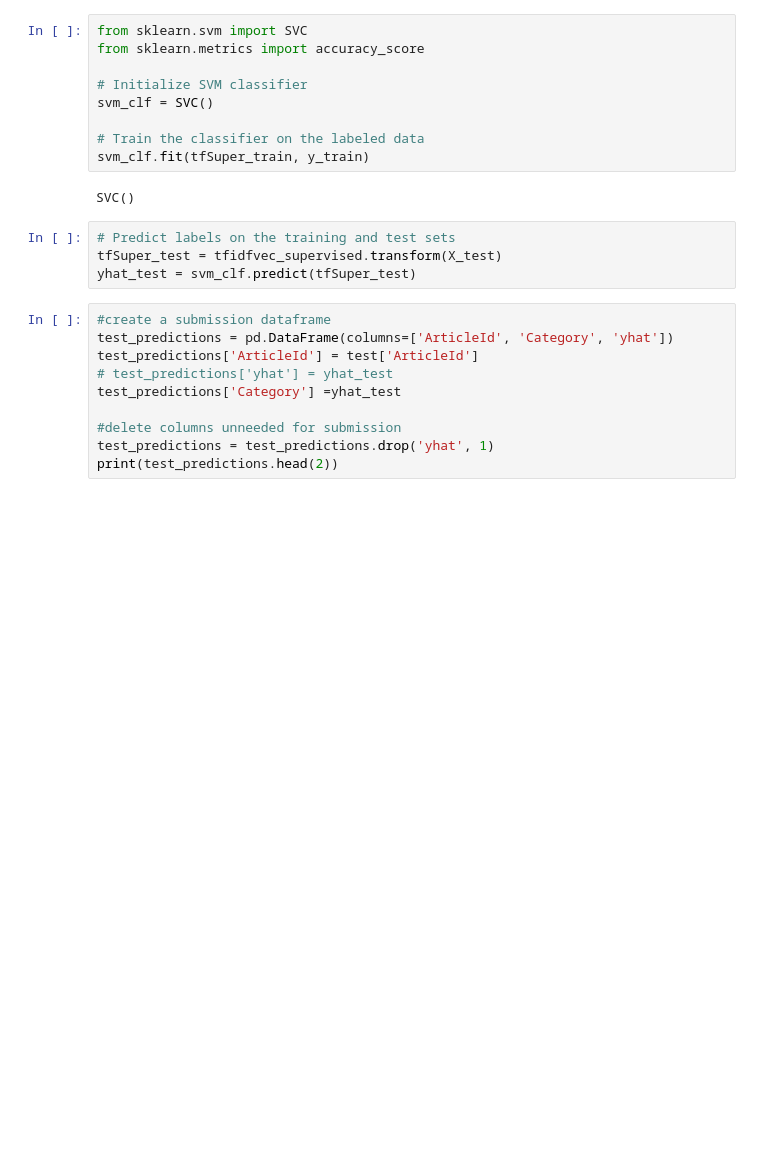
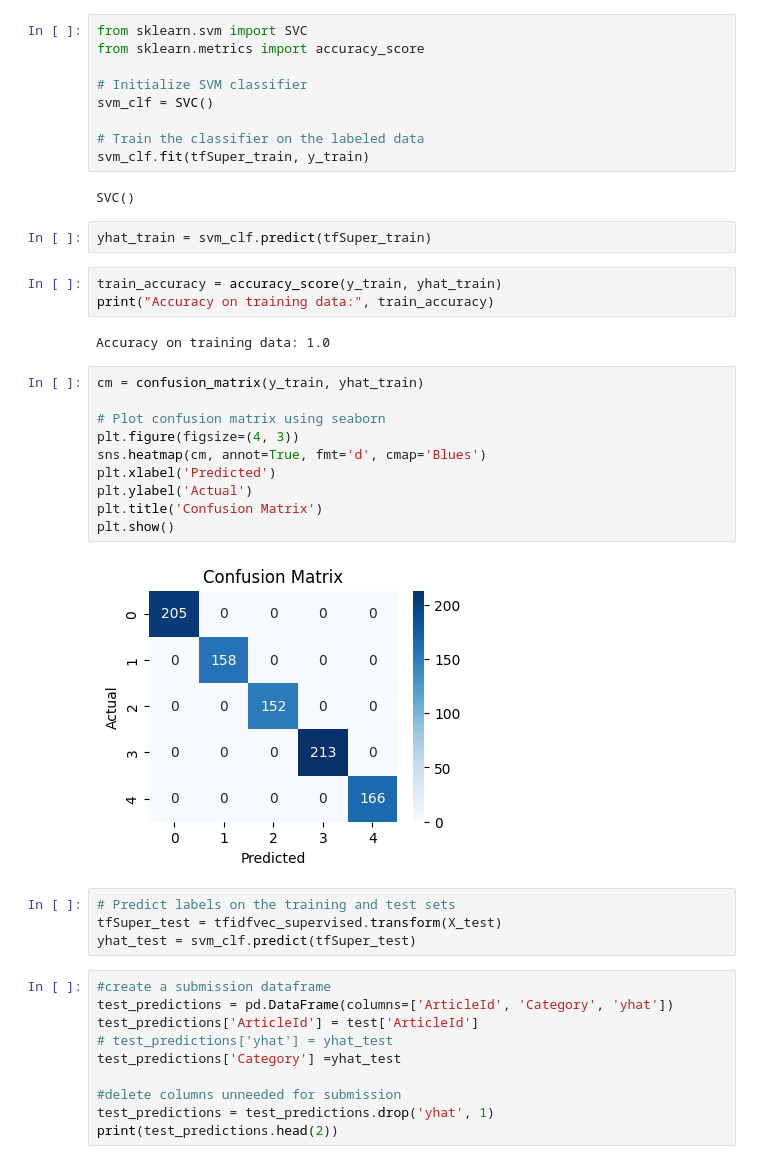
Before and after one commit to kaungmyat999/BBC_News_Classifier, a Jupyter notebook: BBC_News_Classification.ipynb, the cells around one changed output. Saved outputs shown, nothing was run; the diff lists cells and outputs as text; blank space fills up the shorter version.

Commit message:
Added Confusion Matrix and Remove Bugs in Notebook

```diff
--- a/BBC_News_Classification.ipynb
+++ b/BBC_News_Classification.ipynb
@@ -1270,6 +1392,25 @@ svm_clf = SVC()
 svm_clf.fit(tfSuper_train, y_train)
 # %% [output]
 SVC()
+# %%
+yhat_train = svm_clf.predict(tfSuper_train)
+# %%
+train_accuracy = accuracy_score(y_train, yhat_train)
+print("Accuracy on training data:", train_accuracy)
+# %% [output]
+Accuracy on training data: 1.0
+# %%
+cm = confusion_matrix(y_train, yhat_train)
+
+# Plot confusion matrix using seaborn
+plt.figure(figsize=(4, 3))
+sns.heatmap(cm, annot=True, fmt='d', cmap='Blues')
+plt.xlabel('Predicted')
+plt.ylabel('Actual')
+plt.title('Confusion Matrix')
+plt.show()
+# %% [output]
+[figure, added]
 # %%
 # Predict labels on the training and test sets
 tfSuper_test = tfidfvec_supervised.transform(X_test)
```
Also changed, not shown: parts of 37 cells of this notebook.
